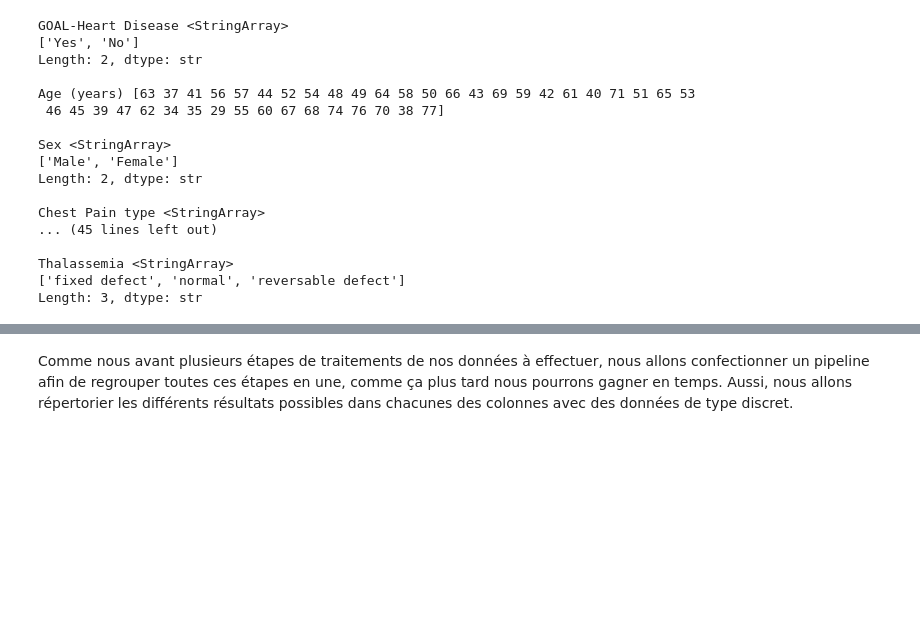
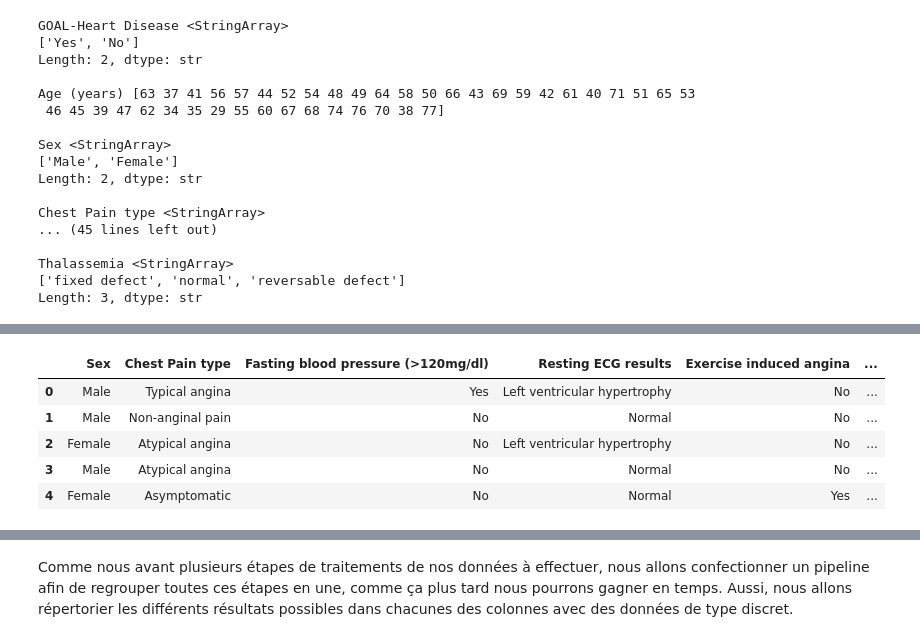
Before and after one commit to keinlarry/Cardiovascular-Disease-Prediction, a Jupyter notebook: notebook/Cardiovascular-Disease-Prediction.ipynb, the cells around one changed output, grey strips where cells are left out. Drawn from its saved outputs; the diff is of its cells as text; code cells hidden in the pictures; blank space fills up the shorter version.

```diff
--- a/notebook/Cardiovascular-Disease-Prediction.ipynb
+++ b/notebook/Cardiovascular-Disease-Prediction.ipynb
@@ -202,0 +221,23 @@ ax[1].set_xticklabels(ax[1].get_xticklabels(), rotation=90, ha='right')
+# %%
+# Sélection des variables discrètes
+variables_discretes = [
+    "Sex",
+    "Chest Pain type",
+    "Fasting blood pressure (>120mg/dl)",
+    "Resting ECG results",
+    "Exercise induced angina",
+    "Slope of the ST segment",
+    "Number of major vessels colored by flourosopy",
+    "Thalassemia"
+]
+
+target = "GOAL-Heart Disease"
+data_discrete = data_clean[variables_discretes + [target]].copy()
+data_discrete.head()
+# %% [output]
+|  | Sex | Chest Pain type | Fasting blood pressure (>120mg/dl) | Resting ECG results | Exercise induced angina | ... |
+| 0 | Male | Typical angina | Yes | Left ventricular hypertrophy | No | ... |
+| 1 | Male | Non-anginal pain | No | Normal | No | ... |
+| 2 | Female | Atypical angina | No | Left ventricular hypertrophy | No | ... |
+| 3 | Male | Atypical angina | No | Normal | No | ... |
+| 4 | Female | Asymptomatic | No | Normal | Yes | ... |
```
Also changed, not shown: parts of 18 cells of this notebook.
